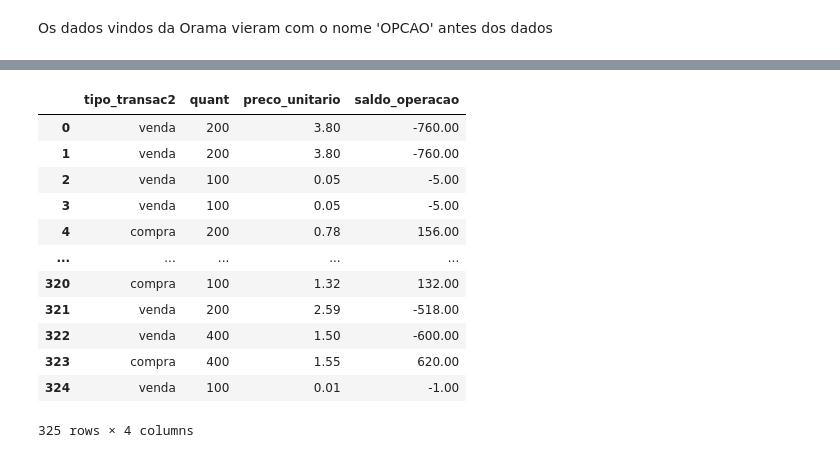
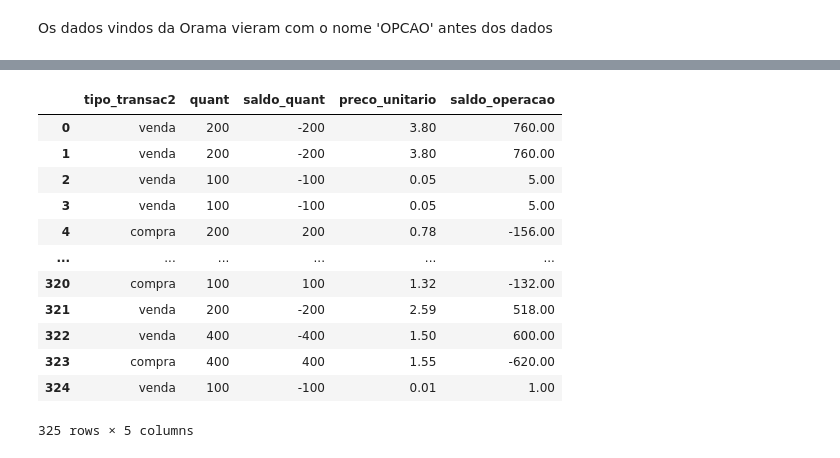
Before and after one commit to Mateus-cpa/Portfolio, a Jupyter notebook: leitura-de-nota-de-corretagem.ipynb, the cells around one changed output, grey strips where cells are left out. Cells and saved outputs as stored; diff of their text form; code cells hidden in the pictures.

Commit message:
Kaggle Notebook | Leitura de nota de corretagem | Version 5

```diff
--- a/leitura-de-nota-de-corretagem.ipynb
+++ b/leitura-de-nota-de-corretagem.ipynb
@@ -250,19 +272,23 @@ notas[['acao2','ticker','vencimento_opcao','tipo_opcao','quant','preco_unitario'
 # %%
 notas['saldo_operacao'] = notas.tipo_transac2
-notas['saldo_operacao'] = notas['saldo_operacao'].apply(lambda x: 1 if str(x) == 'compra' else -1)
+notas['saldo_operacao'] = notas['saldo_operacao'].apply(lambda x: -1 if str(x) == 'compra' else 1)
 notas['saldo_operacao'] = notas['saldo_operacao'] * notas['total_operacao']
-notas[['tipo_transac2','quant','preco_unitario','saldo_operacao']]
+notas['saldo_quant'] = notas.tipo_transac2
+notas['saldo_quant'] = notas['saldo_quant'].apply(lambda x: 1 if str(x) == 'compra' else -1)
+notas['saldo_quant'] = notas['saldo_quant'] * notas['quant']
+
+notas[['tipo_transac2','quant','saldo_quant','preco_unitario','saldo_operacao']]
 # %% [output]
-|  | tipo_transac2 | quant | preco_unitario | saldo_operacao |
-| 0 | venda | 200 | 3.80 | -760.00 |
-| 1 | venda | 200 | 3.80 | -760.00 |
-| 2 | venda | 100 | 0.05 | -5.00 |
-| 3 | venda | 100 | 0.05 | -5.00 |
-| 4 | compra | 200 | 0.78 | 156.00 |
-| ... | ... | ... | ... | ... |
-| 320 | compra | 100 | 1.32 | 132.00 |
-| 321 | venda | 200 | 2.59 | -518.00 |
-| 322 | venda | 400 | 1.50 | -600.00 |
-| 323 | compra | 400 | 1.55 | 620.00 |
-| 324 | venda | 100 | 0.01 | -1.00 |
+|  | tipo_transac2 | quant | saldo_quant | preco_unitario | saldo_operacao |
+| 0 | venda | 200 | -200 | 3.80 | 760.00 |
+| 1 | venda | 200 | -200 | 3.80 | 760.00 |
+| 2 | venda | 100 | -100 | 0.05 | 5.00 |
+| 3 | venda | 100 | -100 | 0.05 | 5.00 |
+| 4 | compra | 200 | 200 | 0.78 | -156.00 |
+| ... | ... | ... | ... | ... | ... |
+| 320 | compra | 100 | 100 | 1.32 | -132.00 |
+| 321 | venda | 200 | -200 | 2.59 | 518.00 |
+| 322 | venda | 400 | -400 | 1.50 | 600.00 |
+| 323 | compra | 400 | 400 | 1.55 | -620.00 |
+| 324 | venda | 100 | -100 | 0.01 | 1.00 |
-325 rows × 4 columns
+325 rows × 5 columns
```
Also changed, not shown: parts of 14 cells of this notebook.
